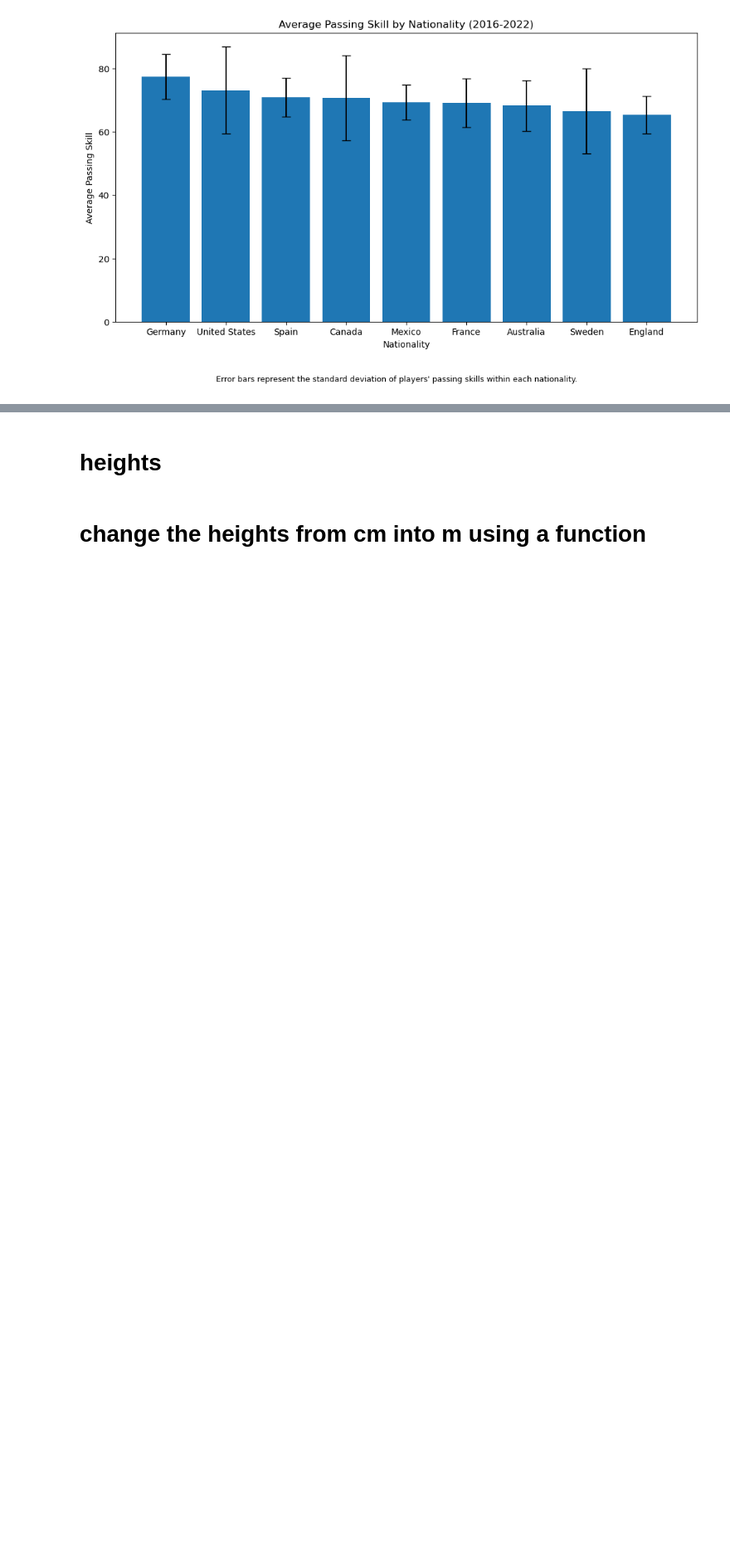
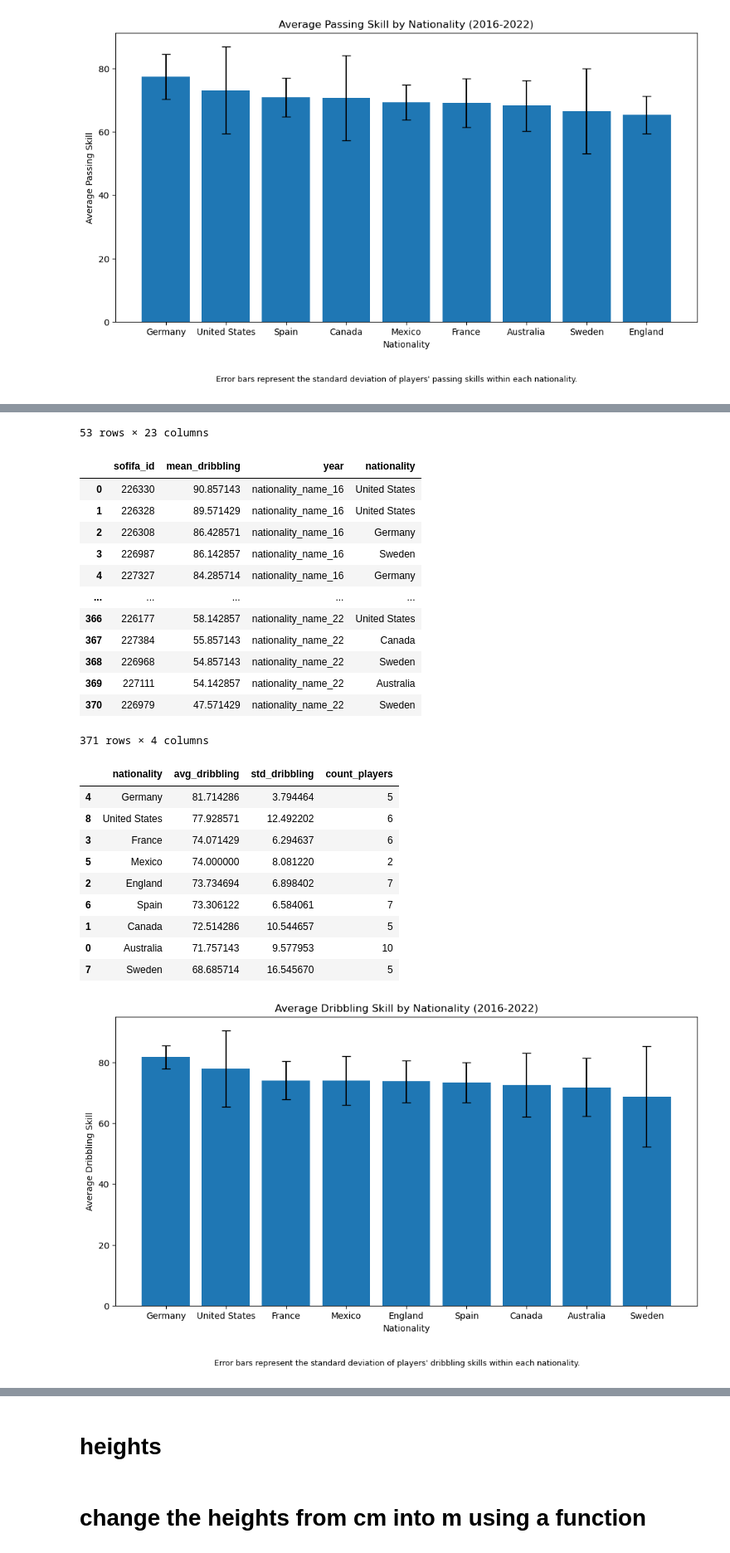
Before and after one commit to Cynthiah0503/qtm151fall2025, a Jupyter notebook: Final Project/final project.ipynb, the cells around one changed output, grey strips where cells are left out. Shown at 83% size. Drawn from its saved outputs; the diff is of its cells as text; code cells hidden in the pictures; blank space fills up the shorter version.

```diff
--- a/Final Project/final project.ipynb
+++ b/Final Project/final project.ipynb
@@ -801,0 +820,51 @@ plt.show()
+# %%
+#merge df_dribbling_sorted with df_nationality on sofifa_id
+df_nationality_dribbling = df_dribbling_sorted.merge(
+    df_nationality,
+    on='sofifa_id',
+    how='left'
+)
+
+
+display(df_nationality_dribbling)
+
+#melt df_nationality_dribbling to long format
+df_nationality_long_dribbling = df_nationality_dribbling.melt(
+    id_vars=["sofifa_id", "mean_dribbling"],
+    value_vars=nationality_name_cols,
+    var_name="year",
+    value_name="nationality"
+)
+
+display(df_nationality_long_dribbling)
+
+
+#find unique nationalities, and add a column for it
+unique_nationalities_dribbling = df_nationality_long_dribbling["nationality"].unique()
+
+
+
+df_country_avg_dribbling = (
+    df_nationality_long_dribbling[["sofifa_id", "mean_dribbling", "nationality"]]
+    .drop_duplicates(subset=["sofifa_id"])           # only count each player once
+    .groupby("nationality")                          # grouping
+    .agg(avg_dribbling=("mean_dribbling", "mean"),
+         std_dribbling=("mean_dribbling", "std"),        # aggregating: add mean, stdev, count
+         count_players=("sofifa_id", "count"))       # additionally: count players per country
+    .reset_index()
+    .sort_values("avg_dribbling", ascending=False)     # sorting
+)
+
+display(df_country_avg_dribbling)
+
+#add stdev to see difference in players(done by .agg) and add bar graph
+plt.figure(figsize=(12,6))
+plt.bar(df_country_avg_dribbling["nationality"], df_country_avg_dribbling["avg_dribbling"], yerr=df_country_avg_dribbling["std_dribbling"], capsize=5)
+plt.title("Average Dribbling Skill by Nationality (2016-2022)")
+plt.xlabel("Nationality")
+plt.ylabel("Average Dribbling Skill")
+#error bar desctiption
+plt.figtext(0.5, -0.05, "Error bars represent the standard deviation of players' dribbling skills within each nationality.", ha="center", fontsize=9)
+
+plt.show()
+# %% [output]
@@ -801,0 +888,25 @@ plt.show()
+53 rows × 23 columns
+|  | sofifa_id | mean_dribbling | year | nationality |
+| 0 | 226330 | 90.857143 | nationality_name_16 | United States |
+| 1 | 226328 | 89.571429 | nationality_name_16 | United States |
+| 2 | 226308 | 86.428571 | nationality_name_16 | Germany |
+| 3 | 226987 | 86.142857 | nationality_name_16 | Sweden |
+| 4 | 227327 | 84.285714 | nationality_name_16 | Germany |
+| ... | ... | ... | ... | ... |
+| 366 | 226177 | 58.142857 | nationality_name_22 | United States |
+| 367 | 227384 | 55.857143 | nationality_name_22 | Canada |
+| 368 | 226968 | 54.857143 | nationality_name_22 | Sweden |
+| 369 | 227111 | 54.142857 | nationality_name_22 | Australia |
+| 370 | 226979 | 47.571429 | nationality_name_22 | Sweden |
+371 rows × 4 columns
+|  | nationality | avg_dribbling | std_dribbling | count_players |
+| 4 | Germany | 81.714286 | 3.794464 | 5 |
+| 8 | United States | 77.928571 | 12.492202 | 6 |
+| 3 | France | 74.071429 | 6.294637 | 6 |
+| 5 | Mexico | 74.000000 | 8.081220 | 2 |
+| 2 | England | 73.734694 | 6.898402 | 7 |
+| 6 | Spain | 73.306122 | 6.584061 | 7 |
+| 1 | Canada | 72.514286 | 10.544657 | 5 |
+| 0 | Australia | 71.757143 | 9.577953 | 10 |
+| 7 | Sweden | 68.685714 | 16.545670 | 5 |
+[figure, added]
```
Also changed, not shown: parts of 7 cells of this notebook.
